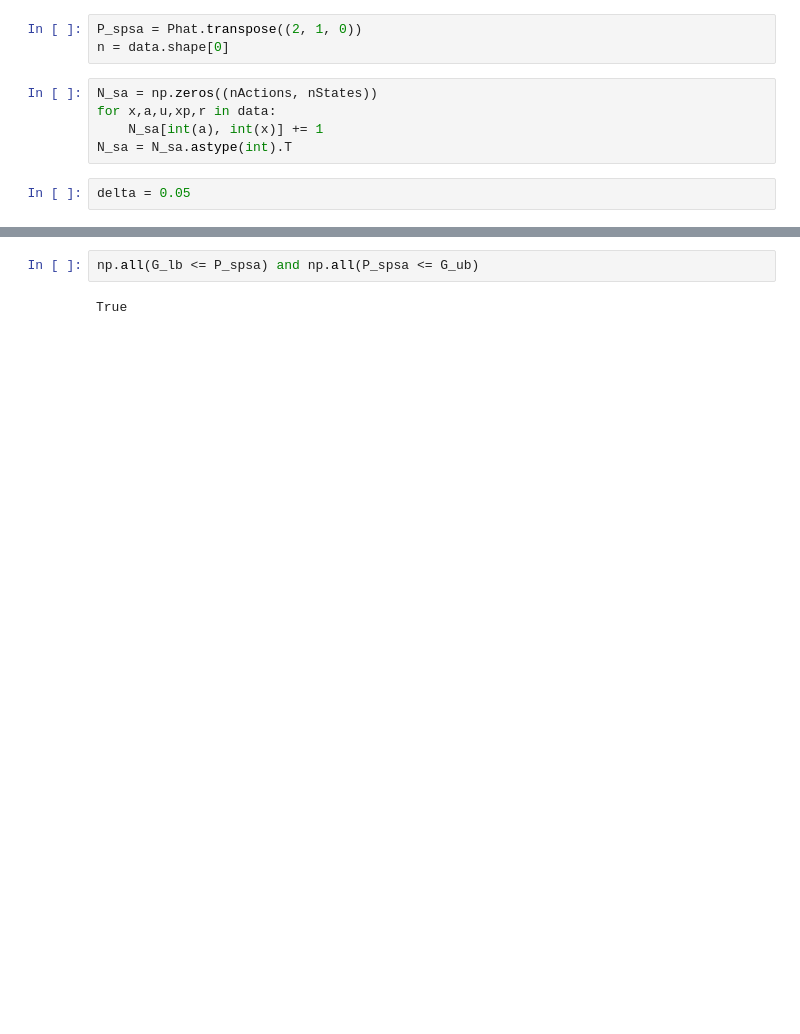
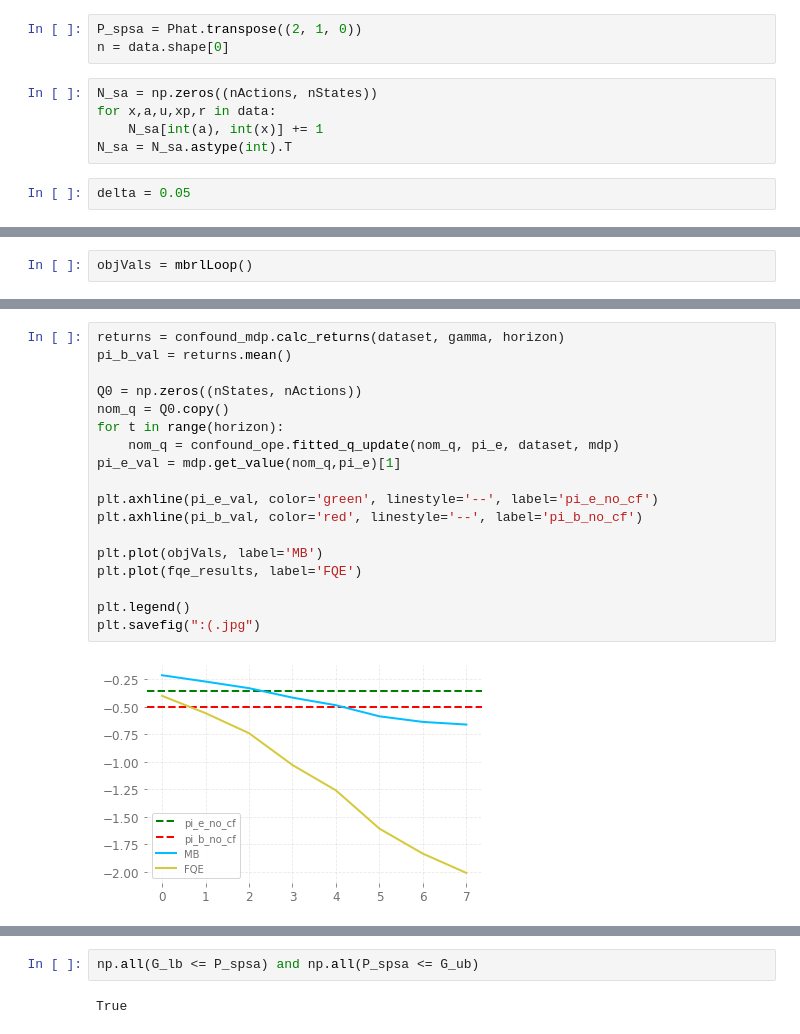
Before and after one commit to hetankevin/off-policy, a Jupyter notebook: camera_ready_figure_1.ipynb, the cells around one changed output, grey strips where cells are left out. Saved outputs shown, nothing was run; the diff lists cells and outputs as text; blank space fills up the shorter version.

```diff
--- a/camera_ready_figure_1.ipynb
+++ b/camera_ready_figure_1.ipynb
@@ -243,0 +327,2 @@ G_ub = beta_sa*(P_spsa - np.sqrt(np.reciprocal(2*N_sa) * np.log((2*n*(nStates**2
+# %%
+objVals = mbrlLoop()
@@ -243,0 +347,20 @@ G_ub = beta_sa*(P_spsa - np.sqrt(np.reciprocal(2*N_sa) * np.log((2*n*(nStates**2
+# %%
+returns = confound_mdp.calc_returns(dataset, gamma, horizon)
+pi_b_val = returns.mean()
+
+Q0 = np.zeros((nStates, nActions))
+nom_q = Q0.copy()
+for t in range(horizon):
+    nom_q = confound_ope.fitted_q_update(nom_q, pi_e, dataset, mdp)
+pi_e_val = mdp.get_value(nom_q,pi_e)[1]
+
+plt.axhline(pi_e_val, color='green', linestyle='--', label='pi_e_no_cf')
+plt.axhline(pi_b_val, color='red', linestyle='--', label='pi_b_no_cf')
+
+plt.plot(objVals, label='MB')
+plt.plot(fqe_results, label='FQE')
+
+plt.legend()
+plt.savefig(":(.jpg")
+# %% [output]
+[figure, added]
```
Also changed, not shown: parts of 18 cells of this notebook, 2 other files.
